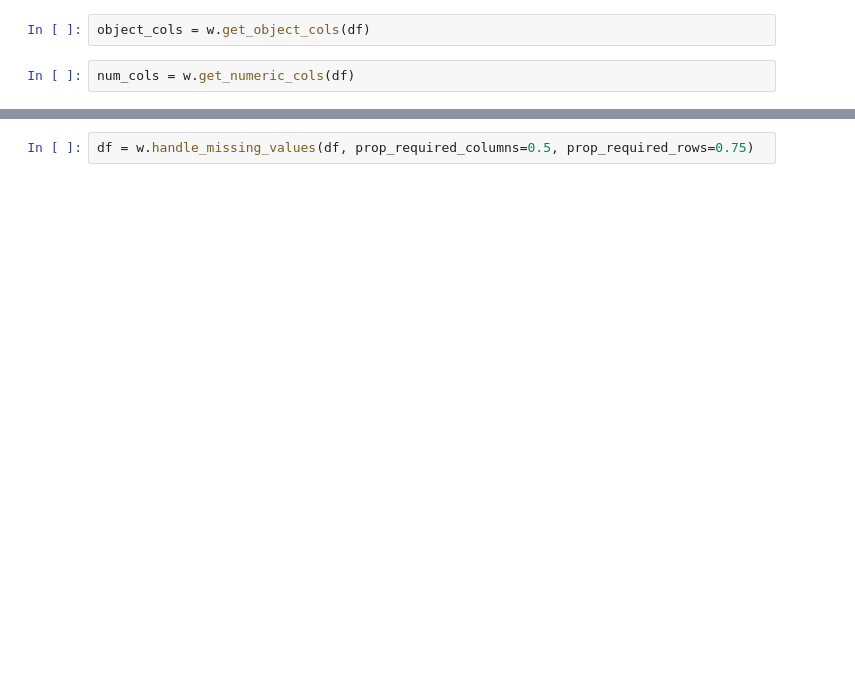
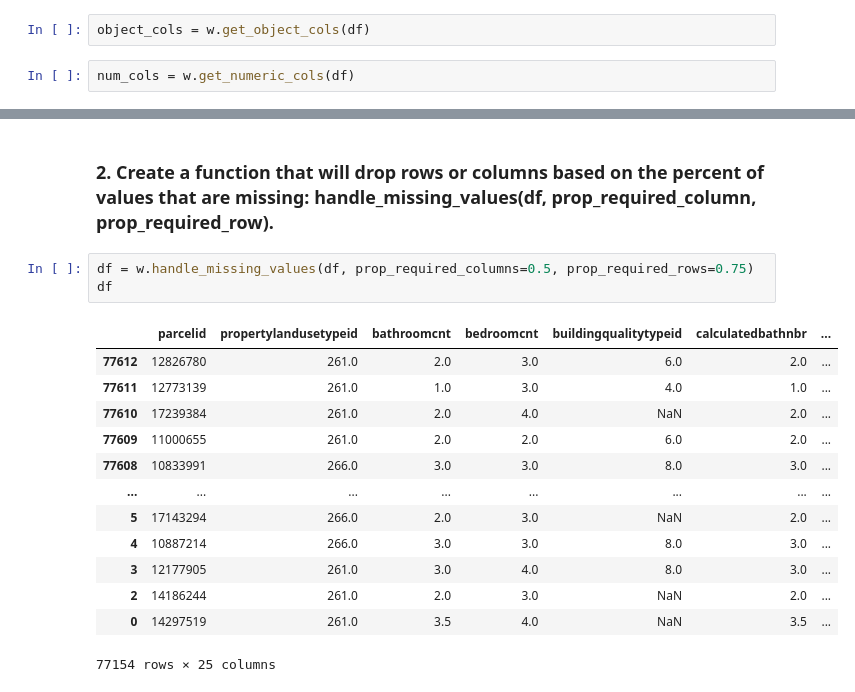
Before and after one commit to rosendo-lugo/clustering-exercises, a Jupyter notebook: zillow.ipynb, the cells around one changed output, grey strips where cells are left out. Saved outputs shown, nothing was run; the diff lists cells and outputs as text; blank space fills up the shorter version.

```diff
--- a/zillow.ipynb
+++ b/zillow.ipynb
@@ -210,2 +278,19 @@ for col in w.get_numeric_cols(df):
+# %% [markdown]
+### 2. Create a function that will drop rows or columns based on the percent of values that are missing: handle_missing_values(df, prop_required_column, prop_required_row).
 # %%
 df = w.handle_missing_values(df, prop_required_columns=0.5, prop_required_rows=0.75)
+df
+# %% [output]
+|  | parcelid | propertylandusetypeid | bathroomcnt | bedroomcnt | buildingqualitytypeid | calculatedbathnbr | ... |
+| 77612 | 12826780 | 261.0 | 2.0 | 3.0 | 6.0 | 2.0 | ... |
+| 77611 | 12773139 | 261.0 | 1.0 | 3.0 | 4.0 | 1.0 | ... |
+| 77610 | 17239384 | 261.0 | 2.0 | 4.0 | NaN | 2.0 | ... |
+| 77609 | 11000655 | 261.0 | 2.0 | 2.0 | 6.0 | 2.0 | ... |
+| 77608 | 10833991 | 266.0 | 3.0 | 3.0 | 8.0 | 3.0 | ... |
+| ... | ... | ... | ... | ... | ... | ... | ... |
+| 5 | 17143294 | 266.0 | 2.0 | 3.0 | NaN | 2.0 | ... |
+| 4 | 10887214 | 266.0 | 3.0 | 3.0 | 8.0 | 3.0 | ... |
+| 3 | 12177905 | 261.0 | 3.0 | 4.0 | 8.0 | 3.0 | ... |
+| 2 | 14186244 | 261.0 | 2.0 | 3.0 | NaN | 2.0 | ... |
+| 0 | 14297519 | 261.0 | 3.5 | 4.0 | NaN | 3.5 | ... |
+77154 rows × 25 columns
```
Also changed, not shown: parts of 25 cells of this notebook, 4 other files.
